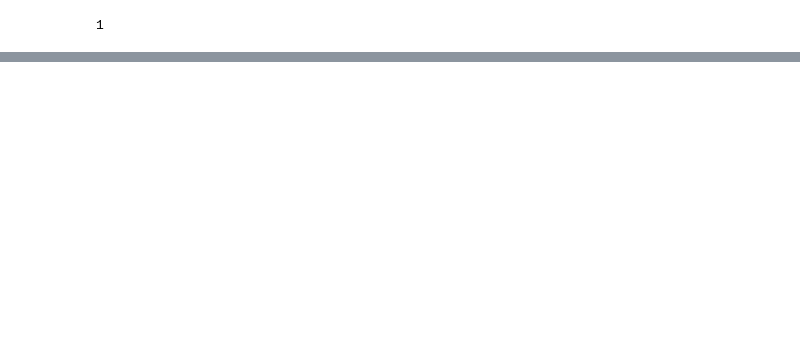
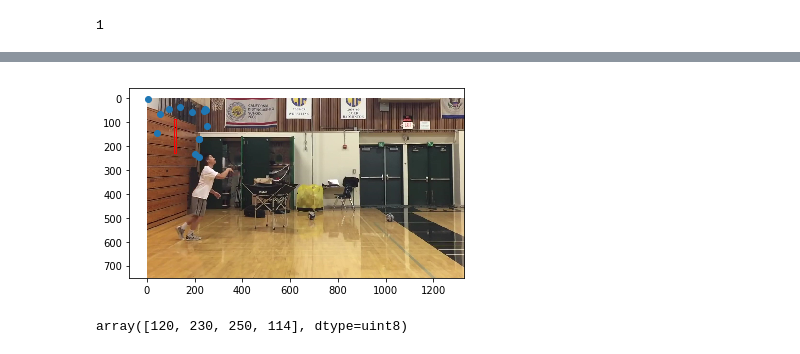
Before and after one commit to jarvislam1999/posewarp-cvpr2018, a Jupyter notebook: code/network_testing.ipynb, the cells around one changed output, grey strips where cells are left out. Drawn from its saved outputs; the diff is of its cells as text; code cells hidden in the pictures; blank space fills up the shorter version.

```diff
--- a/code/network_testing.ipynb
+++ b/code/network_testing.ipynb
@@ -176,0 +252,31 @@ array([[[ 39,  54,  46],
+# %%
+#img_01 = Image.open(vid_path + '/1.png')
+img_01 = Image.open(vid_path + '/scene00011.jpg')
+
+img_01 = np.array(img_01, dtype=np.uint8)
+
+# Create figure and axes
+fig,ax = plt.subplots(1)
+
+# Display the image
+ax.imshow(img_01)
+
+# Create a Rectangle patch
+rect = patches.Rectangle((vid_info_list[0][1][0][0],\
+                          vid_info_list[0][1][0][1]),\
+                         vid_info_list[0][1][0][2],\
+                         vid_info_list[0][1][0][3],linewidth=1,edgecolor='r',facecolor='none')
+
+# Add the patch to the Axes
+ax.add_patch(rect)
+plt.scatter(vid_x[:,0,0], vid_x[:,1,0])
+
+
+#plt.imshow(cv2.cvtColor(I0, cv2.COLOR_BGR2RGB))
+plt.show()
+# %% [output]
+[figure, added]
+# %%
+vid_info_list[0][1][0]
+# %% [output]
+array([120, 230, 250, 114], dtype=uint8)
```
Also changed, not shown: parts of 50 cells of this notebook, 2 other files.
